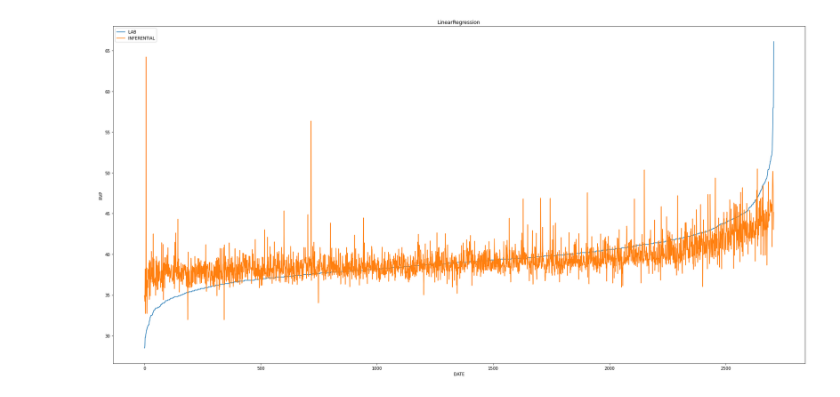
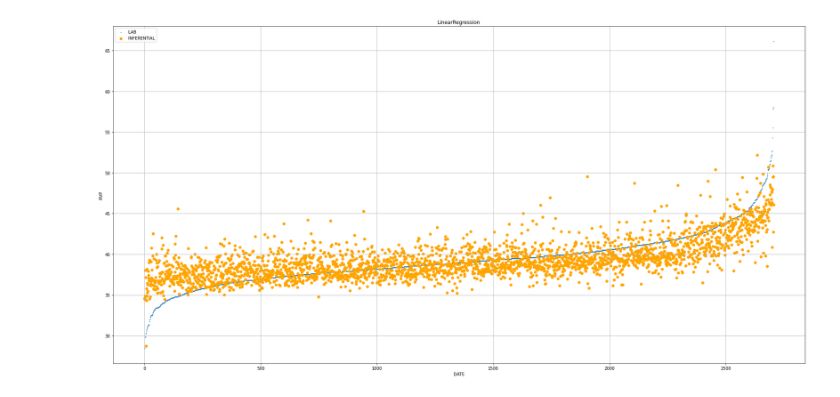
Before and after one commit to hoonzi-s/APC, a Jupyter notebook: #1 ALK - 213BTMRVP Inferential.ipynb, the cells around one changed output. Cells and saved outputs as stored; diff of their text form; code cells hidden in the pictures.

```diff
--- a/#1 ALK - 213BTMRVP Inferential.ipynb
+++ b/#1 ALK - 213BTMRVP Inferential.ipynb
@@ -116,0 +127,7 @@ input
+# %%
+pf = PolynomialFeatures(include_bias = False, degree = 3)
+pf.fit(input)
+input_poly = pf.transform(input)
+input_poly_pd = pd.DataFrame(input_poly, columns = ['T1', 'P1', 'T2', 'T1P1', 'P2', 'T3', 'T2P1', 'T1P2', 'P3'])
+input_poly_log = pd.concat([input_poly_pd, input_log], axis = 1)
+input_poly_log
@@ -117,4 +148,4 @@ input
 # %%
-target = data[['RVP_LAB']]
+target = data.iloc[:, 0]
 target
 # %% [output]
@@ -134,5 +164,5 @@ target
 # %%
-train_input, test_input, train_target, test_target = tts(input, target, test_size = 0.2)
+train_input, test_input, train_target, test_target = tts(input_poly_log, target, test_size = 0.1)
 
 lr = LinearRegression()
 lr.fit(train_input, train_target)
@@ -147,0 +180,6 @@ print(lr.intercept_)
+# %%
+a = lr.coef_
+b = lr.intercept_
+result = np.sum(a * input_poly_log, axis = 1) + b
+print(result.shape)
+result
@@ -148,16 +200,12 @@ print(lr.intercept_)
 # %%
-a1 = lr.coef_[0][0]
-a2 = lr.coef_[0][1]
-b = lr.intercept_
-result = a1 * input['TI2804'] + a2 * input['PI2806'] + b
-
 plt.figure(figsize = (30, 15))
-plt.plot(np.arange(length), data['RVP_LAB'], label = 'LAB')
-plt.plot(np.arange(length), result, label = 'INFERENTIAL')
+plt.scatter(np.arange(length), data['RVP'], label = 'LAB', s = 1)
+plt.scatter(np.arange(length), result, label = 'INFERENTIAL', color = 'orange')
 plt.title('LinearRegression')
 plt.xlabel('DATE')
 plt.ylabel('RVP')
+plt.grid()
 plt.legend()
 plt.show()
 # %% [output]
-[figure, old version]
+[figure, new version]
```
Also changed, not shown: parts of 28 cells of this notebook.
